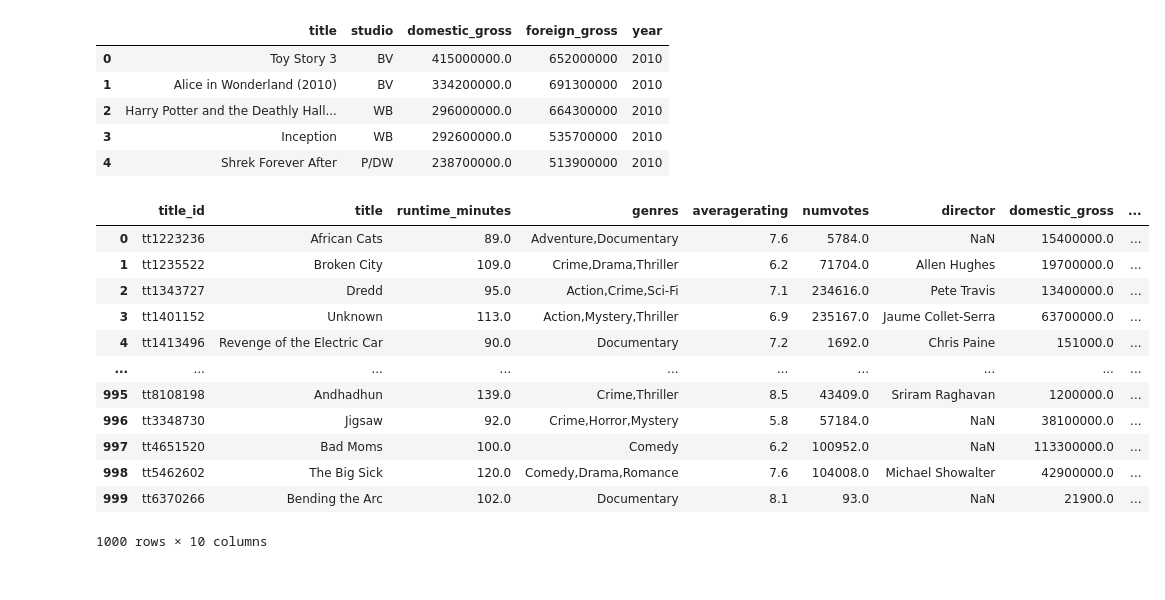
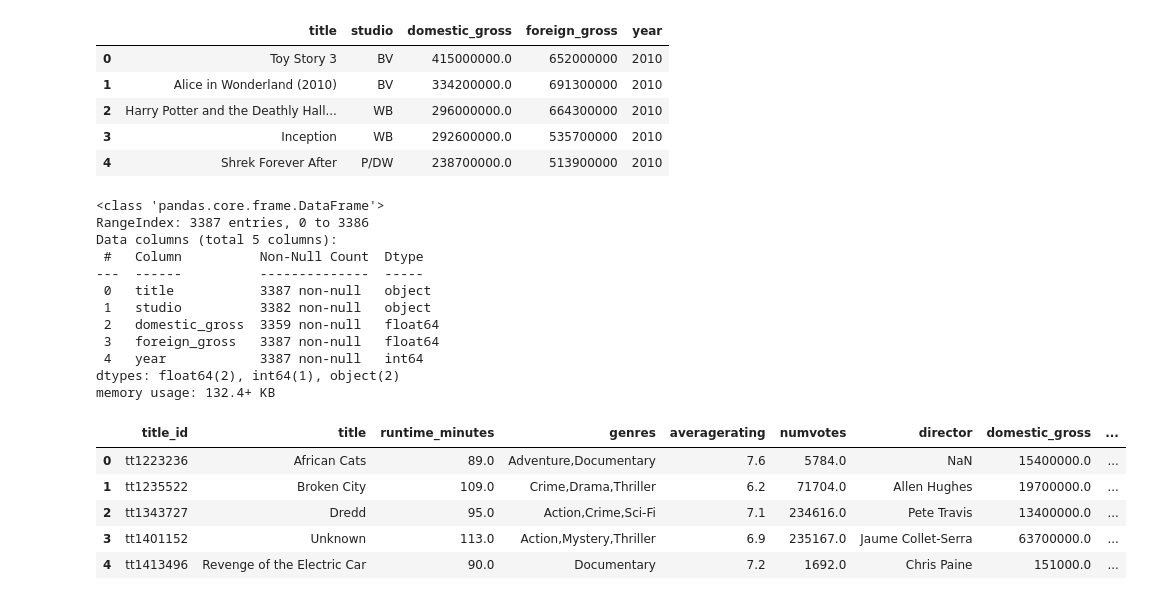
Before and after one commit to bentoler22/Flatiron_Phase_1_Project, a Jupyter notebook: student.ipynb, the cells around one changed output. Drawn from its saved outputs; the diff is of its cells as text; code cells hidden in the pictures.

```diff
--- a/student.ipynb
+++ b/student.ipynb
@@ -184,26 +184,39 @@ df1.head()
 | 2 | Harry Potter and the Deathly Hall... | WB | 296000000.0 | 664300000 | 2010 |
 | 3 | Inception | WB | 292600000.0 | 535700000 | 2010 |
 | 4 | Shrek Forever After | P/DW | 238700000.0 | 513900000 | 2010 |
+# %%
+df1['foreign_gross'] = df1['foreign_gross'].map(lambda x: float(x.replace(',', '').replace('.',''))
+                         if type(x) == str else float(0))
+# %%
+df1.info()
+# %% [output]
+<class 'pandas.core.frame.DataFrame'>
+RangeIndex: 3387 entries, 0 to 3386
+Data columns (total 5 columns):
+ #   Column          Non-Null Count  Dtype
+---  ------          --------------  -----
+ 0   title           3387 non-null   object
+ 1   studio          3382 non-null   object
+ 2   domestic_gross  3359 non-null   float64
+ 3   foreign_gross   3387 non-null   float64
+ 4   year            3387 non-null   int64
+dtypes: float64(2), int64(1), object(2)
+memory usage: 132.4+ KB
 # %%
 movie_df = imbd_df.merge(df1, how='inner', left_on=['title', 'start_year'],
                         right_on=['title', 'year'])
 movie_df.drop(['studio', 'start_year'], axis=1, inplace=True)
+# %%
+movie_df['worldwide_gross'] = movie_df.domestic_gross + movie_df.foreign_gross
 # %%
-movie_df
+movie_df.head()
 # %% [output]
 |  | title_id | title | runtime_minutes | genres | averagerating | numvotes | director | domestic_gross | ... |
 | 0 | tt1223236 | African Cats | 89.0 | Adventure,Documentary | 7.6 | 5784.0 | NaN | 15400000.0 | ... |
 | 1 | tt1235522 | Broken City | 109.0 | Crime,Drama,Thriller | 6.2 | 71704.0 | Allen Hughes | 19700000.0 | ... |
 | 2 | tt1343727 | Dredd | 95.0 | Action,Crime,Sci-Fi | 7.1 | 234616.0 | Pete Travis | 13400000.0 | ... |
 | 3 | tt1401152 | Unknown | 113.0 | Action,Mystery,Thriller | 6.9 | 235167.0 | Jaume Collet-Serra | 63700000.0 | ... |
 | 4 | tt1413496 | Revenge of the Electric Car | 90.0 | Documentary | 7.2 | 1692.0 | Chris Paine | 151000.0 | ... |
-| ... | ... | ... | ... | ... | ... | ... | ... | ... | ... |
-| 995 | tt8108198 | Andhadhun | 139.0 | Crime,Thriller | 8.5 | 43409.0 | Sriram Raghavan | 1200000.0 | ... |
-| 996 | tt3348730 | Jigsaw | 92.0 | Crime,Horror,Mystery | 5.8 | 57184.0 | NaN | 38100000.0 | ... |
-| 997 | tt4651520 | Bad Moms | 100.0 | Comedy | 6.2 | 100952.0 | NaN | 113300000.0 | ... |
-| 998 | tt5462602 | The Big Sick | 120.0 | Comedy,Drama,Romance | 7.6 | 104008.0 | Michael Showalter | 42900000.0 | ... |
-| 999 | tt6370266 | Bending the Arc | 102.0 | Documentary | 8.1 | 93.0 | NaN | 21900.0 | ... |
-1000 rows × 10 columns
 # %%
 df11['year'] = df11.release_date.map(lambda x: int(x[-4:]))
 df11['month'] = df11.release_date.map(lambda x: x[:3])
```
Also changed, not shown: parts of 19 cells of this notebook.
